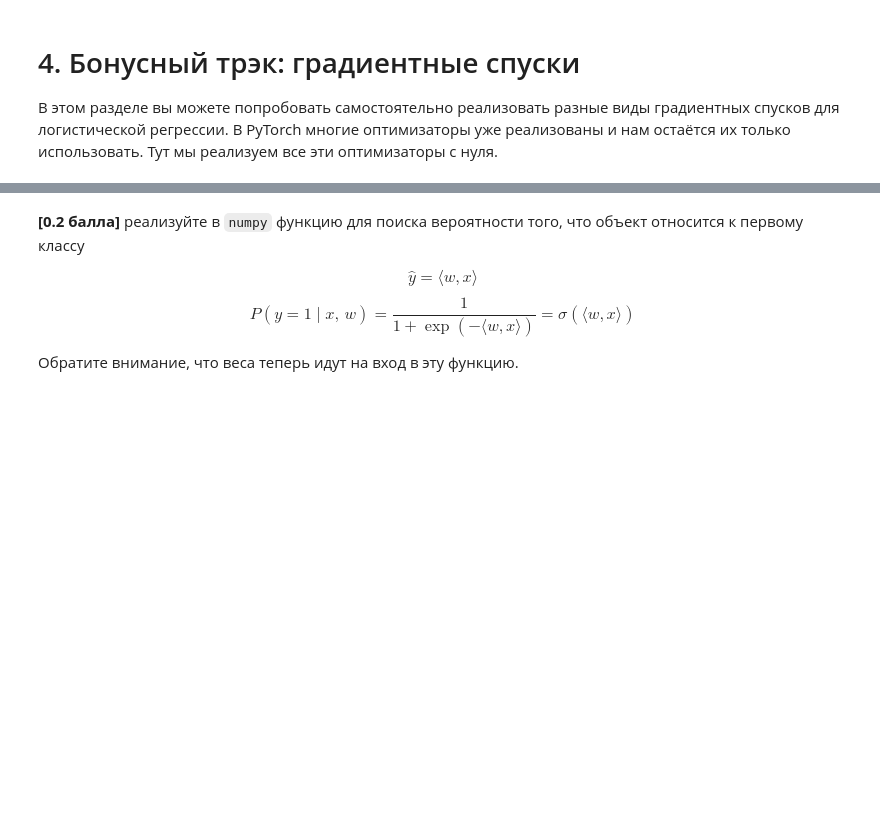
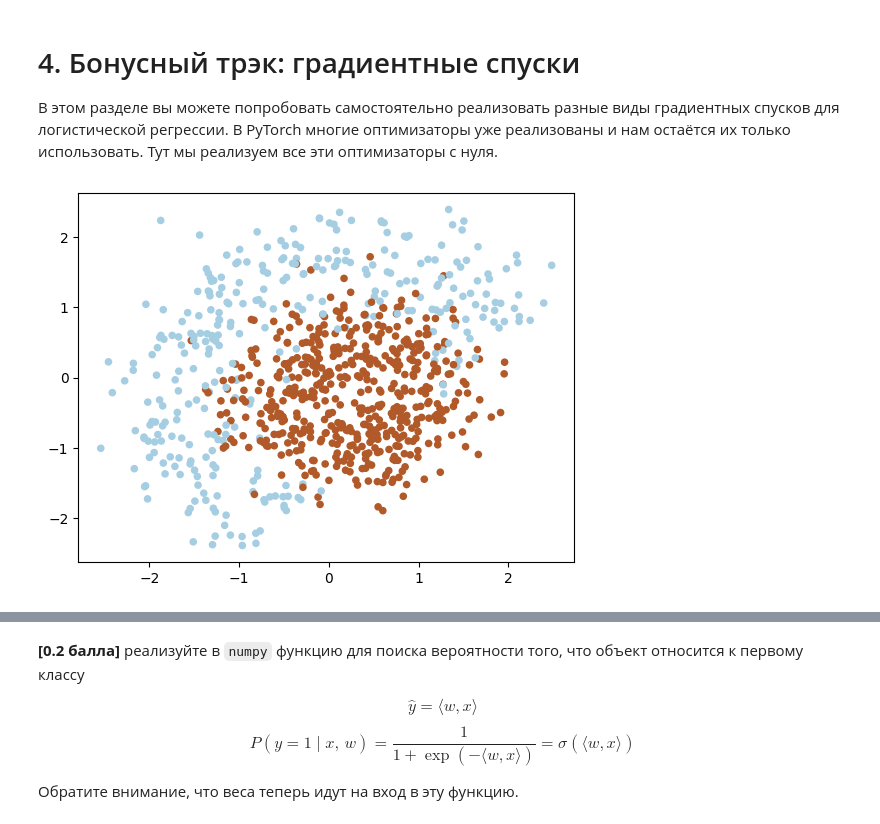
Before and after one commit to FUlyankin/deep_learning_pytorch, a Jupyter notebook: homework/hw1_basic_pytorch.ipynb, the cells around one changed output, grey strips where cells are left out. Cells and saved outputs as stored; diff of their text form; code cells hidden in the pictures; blank space fills up the shorter version.

```diff
--- a/homework/hw1_basic_pytorch.ipynb
+++ b/homework/hw1_basic_pytorch.ipynb
@@ -331,3 +332,19 @@ __место для картики и эмоции__
 # 4. Бонусный трэк: градиентные спуски
 
 В этом разделе вы можете попробовать самостоятельно реализовать разные виды градиентных спусков для логистической регрессии. В PyTorch многие оптимизаторы уже реализованы и нам остаётся их только использовать. Тут мы реализуем все эти оптимизаторы с нуля.
+# %%
+from sklearn import datasets, preprocessing
+
+(X, y) = datasets.make_circles(n_samples=1024, shuffle=True,
+                               noise=0.2, factor=0.4, random_state=42)
+
+ind = np.logical_or(y == 1, X[:, 1] > X[:, 0] - 0.5)
+X = X[ind, :]
+m = np.array([[1, 1], [-2, 1]])
+X = preprocessing.scale(X)
+y = y[ind]
+
+plt.scatter(X[:, 0], X[:, 1], c=y, cmap=plt.cm.Paired, s=20)
+plt.show()
+# %% [output]
+[figure, added]
```
Also changed, not shown: parts of 13 cells of this notebook, 2 other files.
